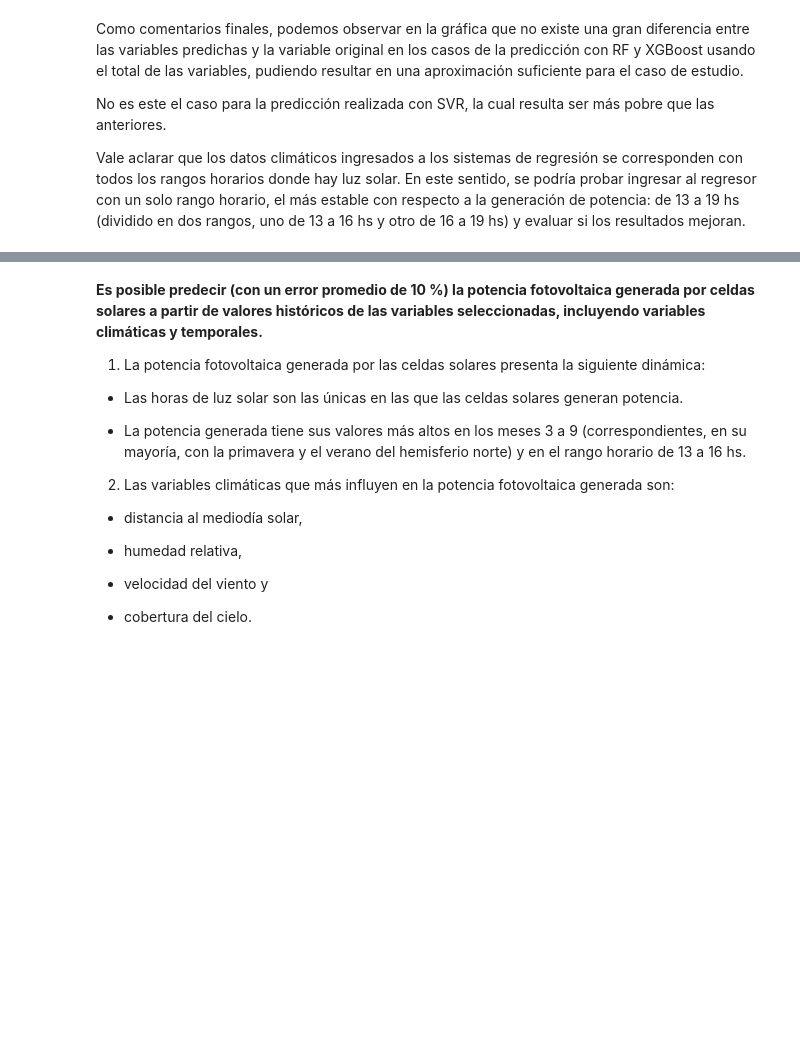
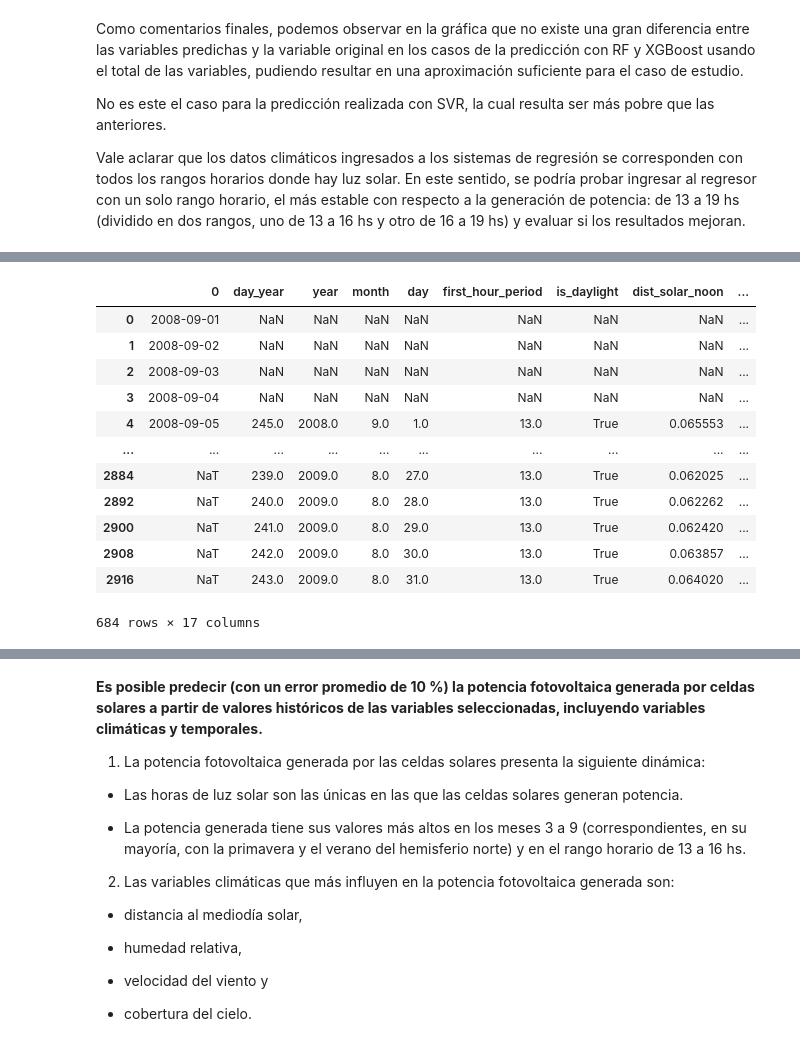
Before and after one commit to FernandoEzequiel/Coder, a Jupyter notebook: notebook/EntregasCoder/Desafio 17 - Entrega Final/Entrega_Final_GarciaGonzalez.ipynb, the cells around one changed output, grey strips where cells are left out. Cells and saved outputs as stored; diff of their text form; code cells hidden in the pictures; blank space fills up the shorter version.

```diff
--- a/notebook/EntregasCoder/Desafio 17 - Entrega Final/Entrega_Final_GarciaGonzalez.ipynb
+++ b/notebook/EntregasCoder/Desafio 17 - Entrega Final/Entrega_Final_GarciaGonzalez.ipynb
@@ -1977,0 +2033,8 @@ Vale aclarar que los datos climáticos ingresados a los sistemas de regresión s
+# %%
+#Generamos el indice de tiempo nuevamente
+import datetime
+start = datetime.datetime.strptime("01-09-2008", "%d-%m-%Y")
+end = datetime.datetime.strptime("31-08-2009", "%d-%m-%Y")
+date_generated = pd.date_range(start, end, freq='D')
+date_generated=pd.DataFrame(date_generated)
+date_generated
@@ -1977,0 +2055,20 @@ Vale aclarar que los datos climáticos ingresados a los sistemas de regresión s
+# %%
+#Coloco el tiempo como indice
+Data_LSTM = pd.concat([date_generated, Data_LSTM], axis=1)
+#Data_LSTM = Data_LSTM.set_index(Data_LSTM[0])
+# %%
+Data_LSTM
+# %% [output]
+|  | 0 | day_year | year | month | day | first_hour_period | is_daylight | dist_solar_noon | ... |
+| 0 | 2008-09-01 | NaN | NaN | NaN | NaN | NaN | NaN | NaN | ... |
+| 1 | 2008-09-02 | NaN | NaN | NaN | NaN | NaN | NaN | NaN | ... |
+| 2 | 2008-09-03 | NaN | NaN | NaN | NaN | NaN | NaN | NaN | ... |
+| 3 | 2008-09-04 | NaN | NaN | NaN | NaN | NaN | NaN | NaN | ... |
+| 4 | 2008-09-05 | 245.0 | 2008.0 | 9.0 | 1.0 | 13.0 | True | 0.065553 | ... |
+| ... | ... | ... | ... | ... | ... | ... | ... | ... | ... |
+| 2884 | NaT | 239.0 | 2009.0 | 8.0 | 27.0 | 13.0 | True | 0.062025 | ... |
+| 2892 | NaT | 240.0 | 2009.0 | 8.0 | 28.0 | 13.0 | True | 0.062262 | ... |
+| 2900 | NaT | 241.0 | 2009.0 | 8.0 | 29.0 | 13.0 | True | 0.062420 | ... |
+| 2908 | NaT | 242.0 | 2009.0 | 8.0 | 30.0 | 13.0 | True | 0.063857 | ... |
+| 2916 | NaT | 243.0 | 2009.0 | 8.0 | 31.0 | 13.0 | True | 0.064020 | ... |
+684 rows × 17 columns
```
Also changed, not shown: parts of 43 cells of this notebook, 4 other files.
